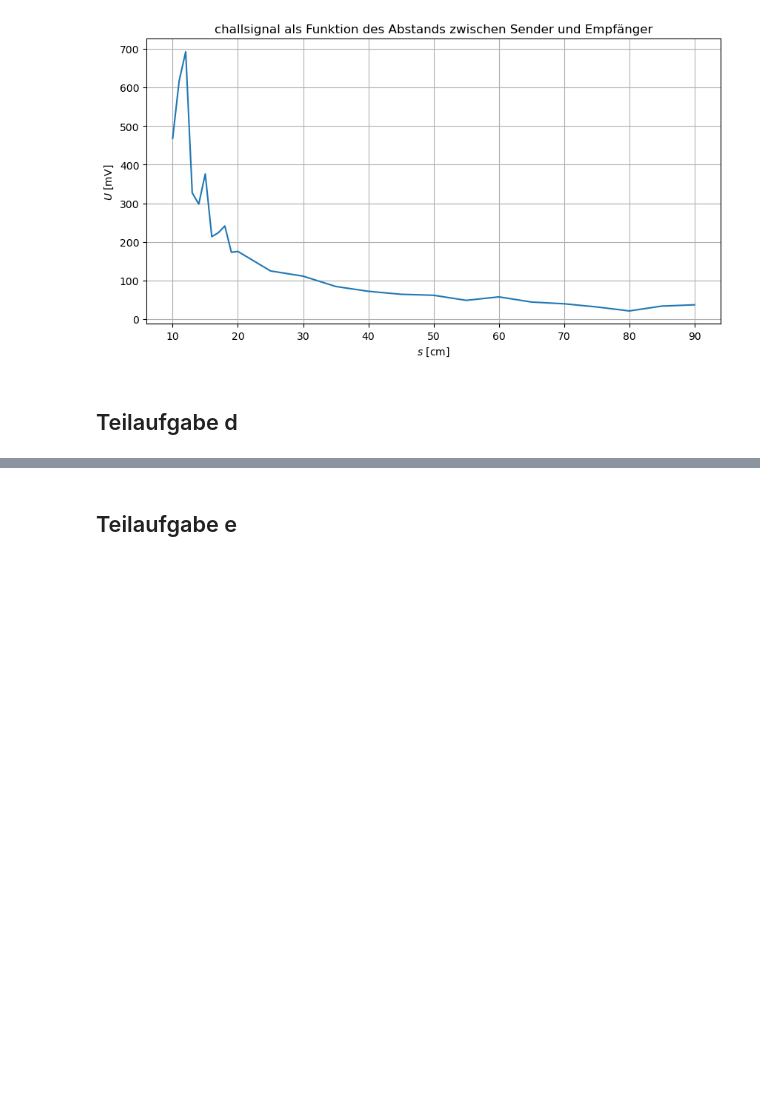
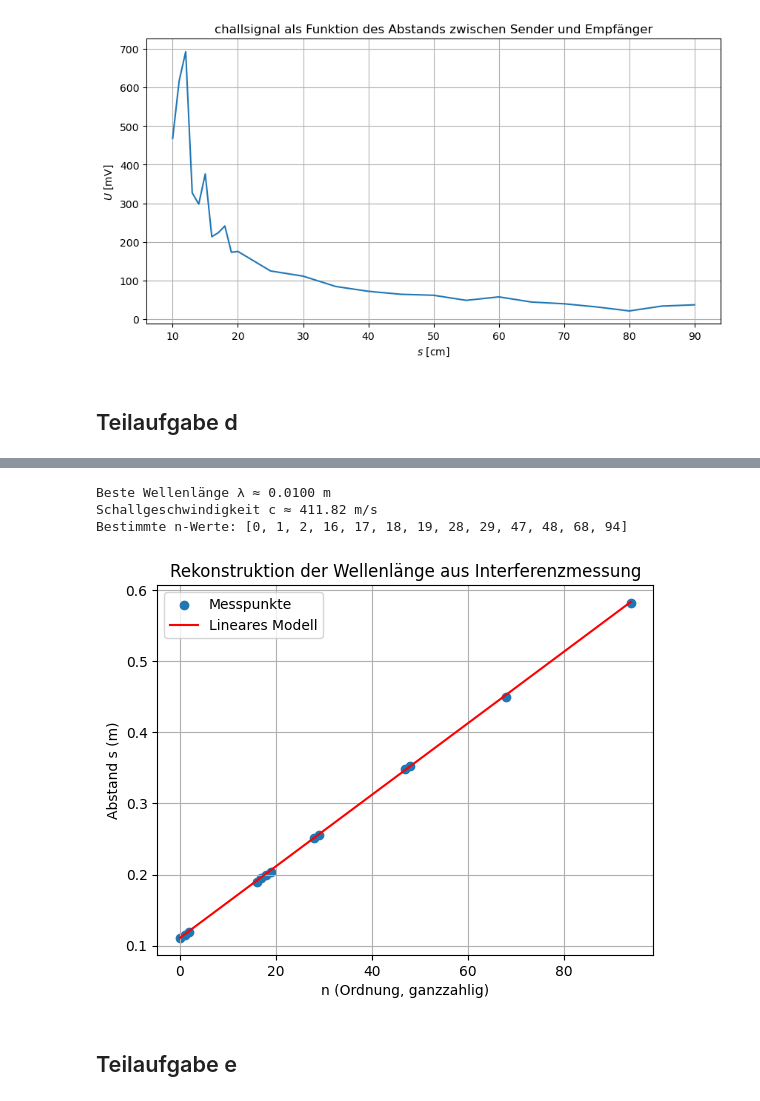
Before and after one commit to fynn-l-k/Grundpraktikum-1, a Jupyter notebook: Versuch_W18/Aufgabe1.ipynb, the cells around one changed output, grey strips where cells are left out. Cells and saved outputs as stored; diff of their text form; code cells hidden in the pictures; blank space fills up the shorter version.

Commit message:
schonmal sinnvollere Bestimmung der Schallgeschwindigkeit

```diff
--- a/Versuch_W18/Aufgabe1.ipynb
+++ b/Versuch_W18/Aufgabe1.ipynb
@@ -90,3 +76,80 @@ Name: isPi, dtype: bool
+# %%
+import numpy as np
+import matplotlib.pyplot as plt
+from sklearn.linear_model import LinearRegression
+
+# Rohdaten: Abstand in cm, isPi
+raw_data = [
+    (19, True),
+    (19.50, False),
+    (20, True),
+    (20.40, False),
+    (25.10, True),
+    (25.50, False),
+    (34.80, False),
+    (35.20, True),
+    (45, False),
+    (58.20, True),
+    (12, False),
+    (11.50, True),
+    (11.10, False)
+]
+
+# In Meter umwandeln und sortieren
+data = sorted([(s / 100.0, is_pi) for s, is_pi in raw_data], key=lambda x: x[0])
+
+# Alle möglichen Kombinationen von (λ/2)-Schritten durchprobieren
+best_lambda = None
+min_error = float('inf')
+best_n = None
+
+for lambda_guess in np.linspace(0.01, 1.0, 1000):  # Wellenlängenbereich [1 cm – 1 m]
+    half_lambda = lambda_guess / 2
+    s0 = data[0][0]
+
+    n_list = []
+    s_list = []
+
+    for s, _ in data:
+        n = round((s - s0) / half_lambda)
+        s_calc = s0 + n * half_lambda
+        n_list.append(n)
+        s_list.append(s)
+
+    # Regressionsfehler berechnen
+    model = LinearRegression().fit(np.array(n_list).reshape(-1, 1), s_list)
+    s_pred = model.predict(np.array(n_list).reshape(-1, 1))
+    error = np.mean((np.array(s_list) - s_pred) ** 2)
+
+    if error < min_error:
+        min_error = error
+        best_lambda = 2 * model.coef_[0]
+        best_n = n_list.copy()
+
+# Frequenz einsetzen
+f = 41010  # Hz
+c = best_lambda * f
+
+# Ausgabe
+print(f"Beste Wellenlänge λ ≈ {best_lambda:.4f} m")
+print(f"Schallgeschwindigkeit c ≈ {c:.2f} m/s")
+print("Bestimmte n-Werte:", best_n)
+
+# Plot
+plt.scatter(best_n, s_list, label='Messpunkte')
+plt.plot(best_n, [best_n[i] * best_lambda / 2 + data[0][0] for i in range(len(best_n))],
+         color='red', label='Lineares Modell')
+plt.xlabel("n (Ordnung, ganzzahlig)")
+plt.ylabel("Abstand s (m)")
+plt.title("Rekonstruktion der Wellenlänge aus Interferenzmessung")
+plt.grid(True)
+plt.legend()
+plt.show()
+# %% [output]
+Beste Wellenlänge λ ≈ 0.0100 m
+Schallgeschwindigkeit c ≈ 411.82 m/s
+Bestimmte n-Werte: [0, 1, 2, 16, 17, 18, 19, 28, 29, 47, 48, 68, 94]
+[figure, added]
 # %% [markdown]
 ## Teilaufgabe e
 # %%
```
Also changed, not shown: parts of 1 cell of this notebook, 1 other file.
